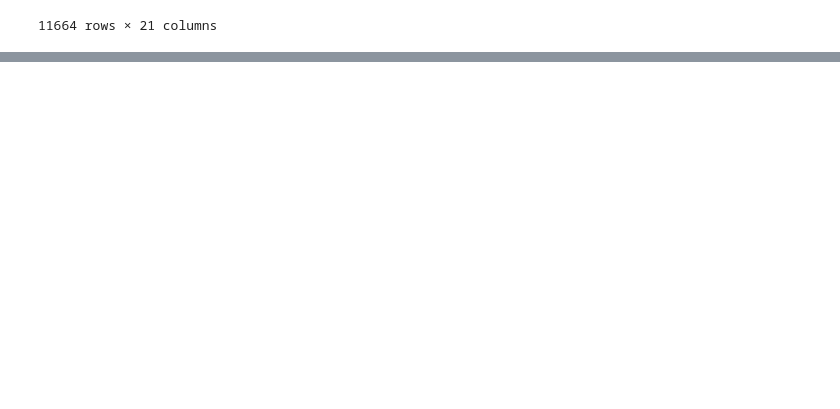
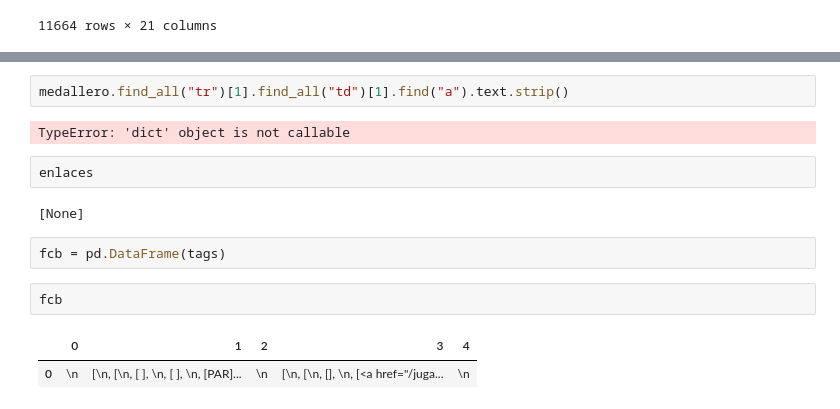
Before and after one commit to fromeropablo/Project-week-03, a Jupyter notebook: NBA Data Cleaning.ipynb, the cells around one changed output, grey strips where cells are left out. Cells and saved outputs as stored; diff of their text form; blank space fills up the shorter version.

```diff
--- a/NBA Data Cleaning.ipynb
+++ b/NBA Data Cleaning.ipynb
@@ -288,0 +293,15 @@ data_updated
+# %%
+medallero.find_all("tr")[1].find_all("td")[1].find("a").text.strip()
+# %% [output]
+TypeError: 'dict' object is not callable
+# %%
+enlaces
+# %% [output]
+[None]
+# %%
+fcb = pd.DataFrame(tags)
+# %%
+fcb
+# %% [output]
+|  | 0 | 1 | 2 | 3 | 4 |
+| 0 | \n | [\n, [\n, [ ], \n, [ ], \n, [PAR]... | \n | [\n, [\n, [], \n, [<a href="/juga... | \n |
```
Also changed, not shown: parts of 29 cells of this notebook, 1 other file.
